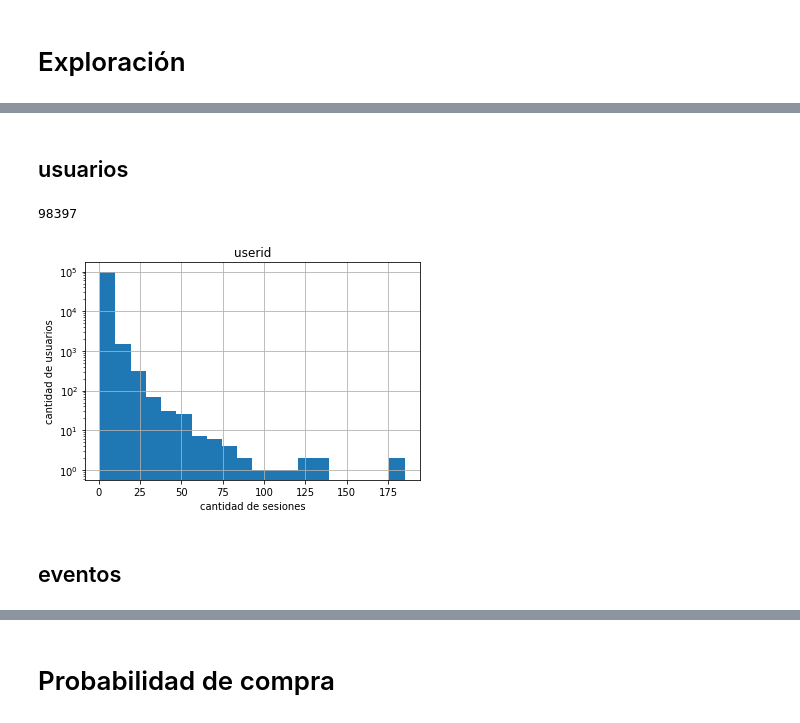
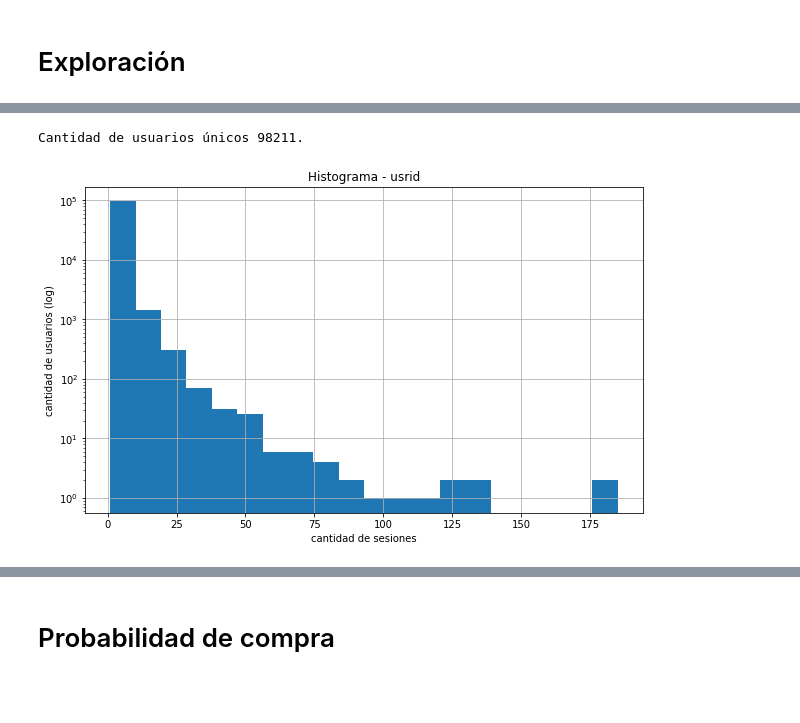
Before and after one commit to melik-data-challenges/despegar-challenge, a Jupyter notebook: notebooks/compra.ipynb, the cells around one changed output, grey strips where cells are left out. Cells and saved outputs as stored; diff of their text form; code cells hidden in the pictures; blank space fills up the shorter version.

```diff
--- a/notebooks/compra.ipynb
+++ b/notebooks/compra.ipynb
@@ -14,0 +121,2 @@ df = pd.read_csv(dataset, sep=',', encoding='utf-8').drop({'Unnamed: 0'}, axis=1
+# %%
+df['search'] = df['search'].astype('int64')
@@ -14,0 +134,4 @@ df = pd.read_csv(dataset, sep=',', encoding='utf-8').drop({'Unnamed: 0'}, axis=1
+# %%
+df['used_smartphone'] = df['used_smartphone'].astype('bool')
+
+vc_before_tx == df.used_smartphone.value_counts()
@@ -14,0 +174,2 @@ df = pd.read_csv(dataset, sep=',', encoding='utf-8').drop({'Unnamed: 0'}, axis=1
+# %%
+df.drop(columns='used_tablet', inplace=True)
@@ -15,2 +190,3 @@ df = pd.read_csv(dataset, sep=',', encoding='utf-8').drop({'Unnamed: 0'}, axis=1
 # %%
 df['weekday'] = pd.DatetimeIndex(df.date).weekday
+df['day'] = pd.DatetimeIndex(df.date).day
@@ -83,15 +213,12 @@ plt.xticks(ticks=np.arange(7),labels=DAY_NAMES);l
-# %% [markdown]
-## usuarios
-# %%
-df.userid.nunique()
-# %% [output]
-98397
+# %%
+print('Cantidad de usuarios únicos {}.'.format(df.userid.nunique()))
+# %% [output]
+Cantidad de usuarios únicos 98211.
 # %%
-df.userid.value_counts().to_frame().hist(bins=20);
+df.userid.value_counts().to_frame().hist(bins=20, figsize=[10,6]);
 plt.yscale('log')
 plt.xlabel('cantidad de sesiones')
-plt.ylabel('cantidad de usuarios');
+plt.ylabel('cantidad de usuarios (log)');
+plt.title('Histograma - usrid');
 # %% [output]
-[figure, old version]
+[figure, new version]
-# %% [markdown]
-## eventos
```
Also changed, not shown: parts of 70 cells of this notebook.
